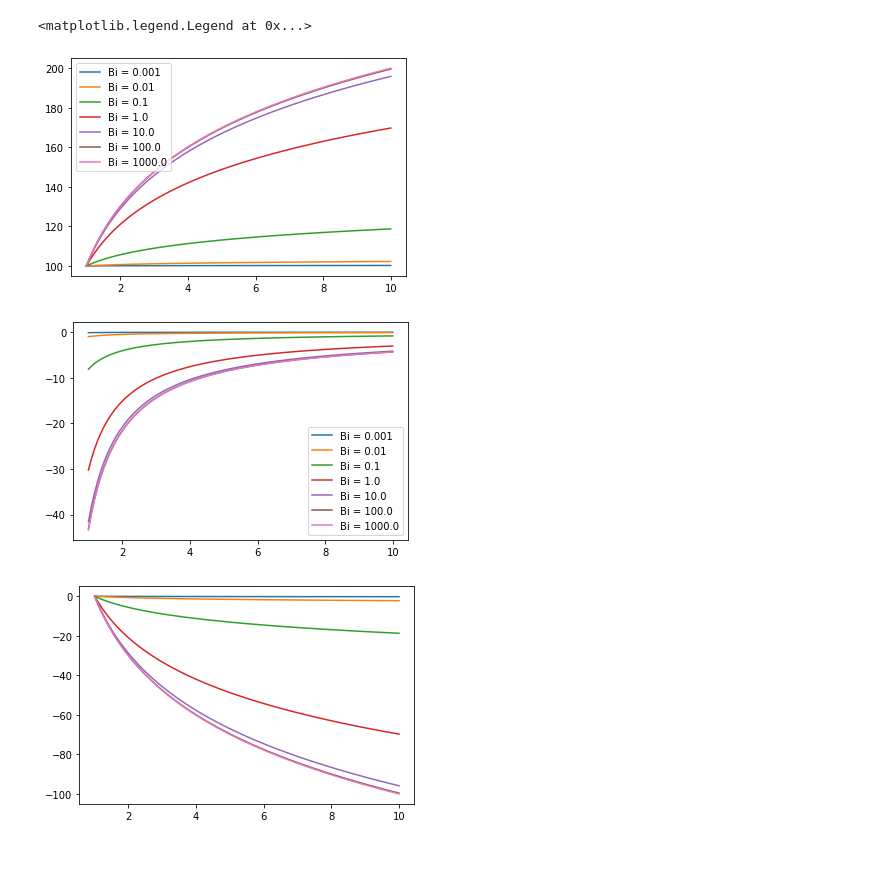
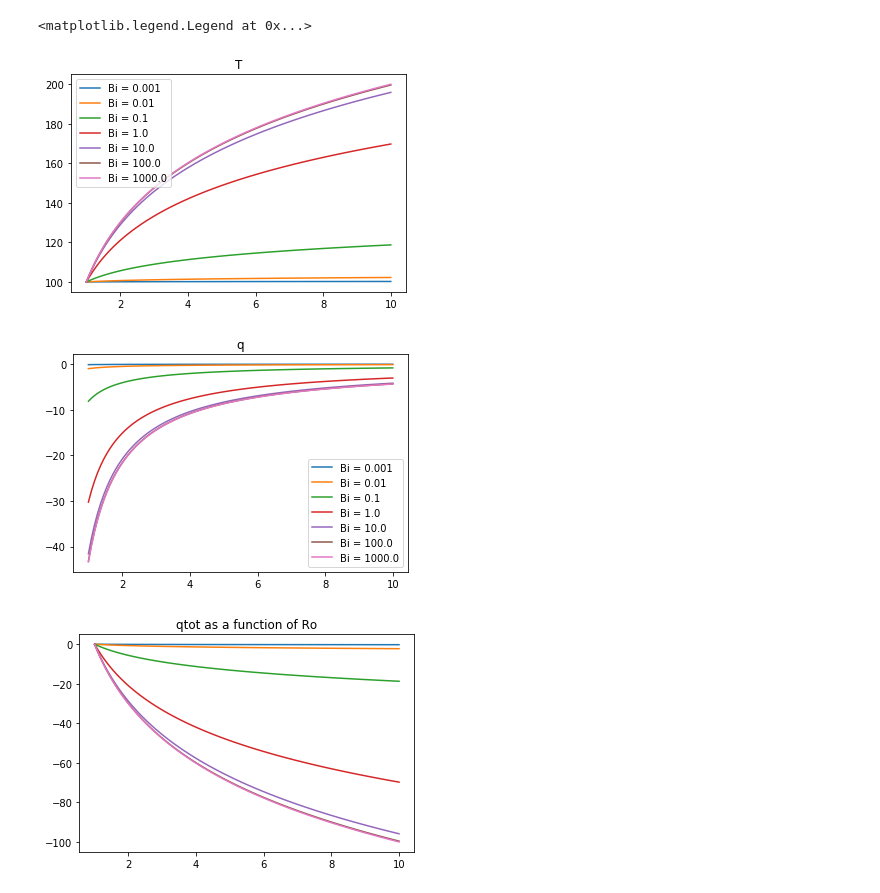
Before and after one commit to uw-cheme512/uw-cheme512.github.io, a Jupyter notebook: presentations/10_31_19.ipynb, the cells around one changed output. Cells and saved outputs as stored; diff of their text form; code cells hidden in the pictures; blank space fills up the shorter version.

```diff
--- a/presentations/10_31_19.ipynb
+++ b/presentations/10_31_19.ipynb
@@ -4,32 +4,35 @@ import matplotlib.pyplot as plt
 # %%
 Ti = 100
 Tf = 200
 Bi = 1
 Ri = 1
 Ro = 10
 fig, ax = plt.subplots()
 fig2, ax2 = plt.subplots()
 fig3, ax3 = plt.subplots()
 k = 1
 
 for Bi in np.logspace(-3, 3, 7):
     c1 = (-Ti+Tf)/(-np.log(Ri/Ro)+(1/Bi))
     c2 = Ti - c1*np.log(Ri)
 
     r = np.linspace(Ri+0.001, Ro-0.001, 101)
     T = c1*np.log(r) + c2
     q = -k*c1/r
     qtot = -k*c1*np.log(r/Ri)
 
     ax.plot(r, T, label='Bi = {}'.format(Bi))
+    ax.set_title('T')
     ax2.plot(r, q, label='Bi = {}'.format(Bi))
+    ax2.set_title('q')
     ax3.plot(r, qtot, label='Bi = {}'.format(Bi))
+    ax3.set_title('qtot as a function of Ro')
 
 
 ax.legend()
 ax2.legend()
 # %% [output]
 <matplotlib.legend.Legend at 0x...>
-[figure, old version]
+[figure, new version]
-[figure, old version]
+[figure, new version]
-[figure, old version]
+[figure, new version]
```
Also changed, not shown: 3 other files.
